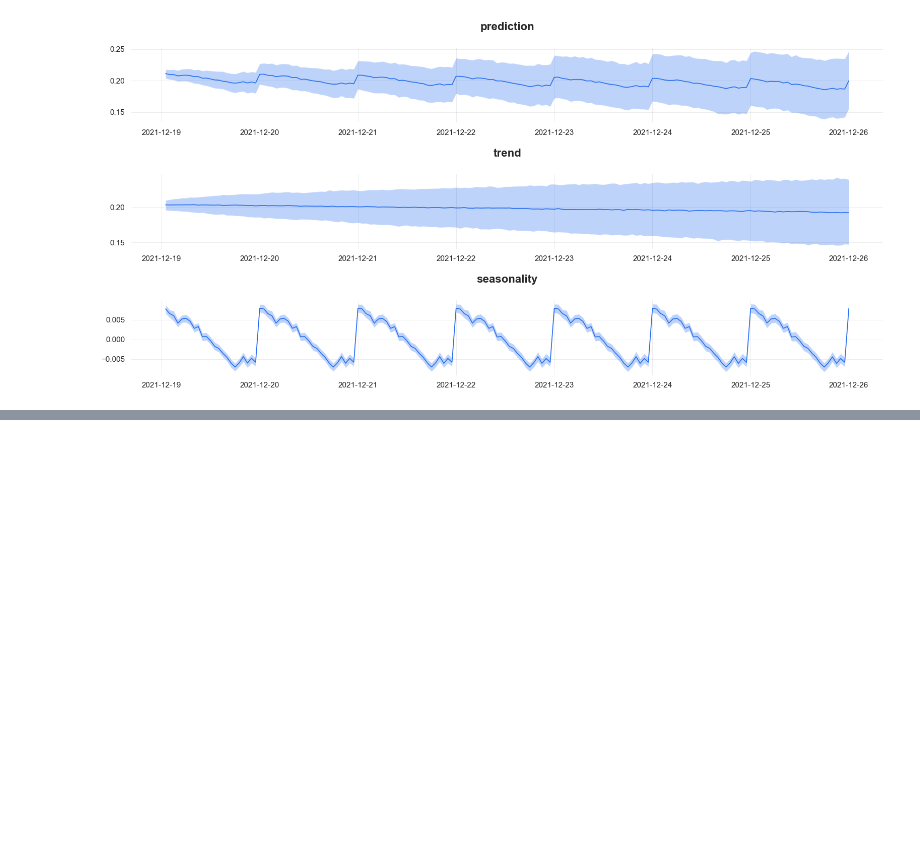
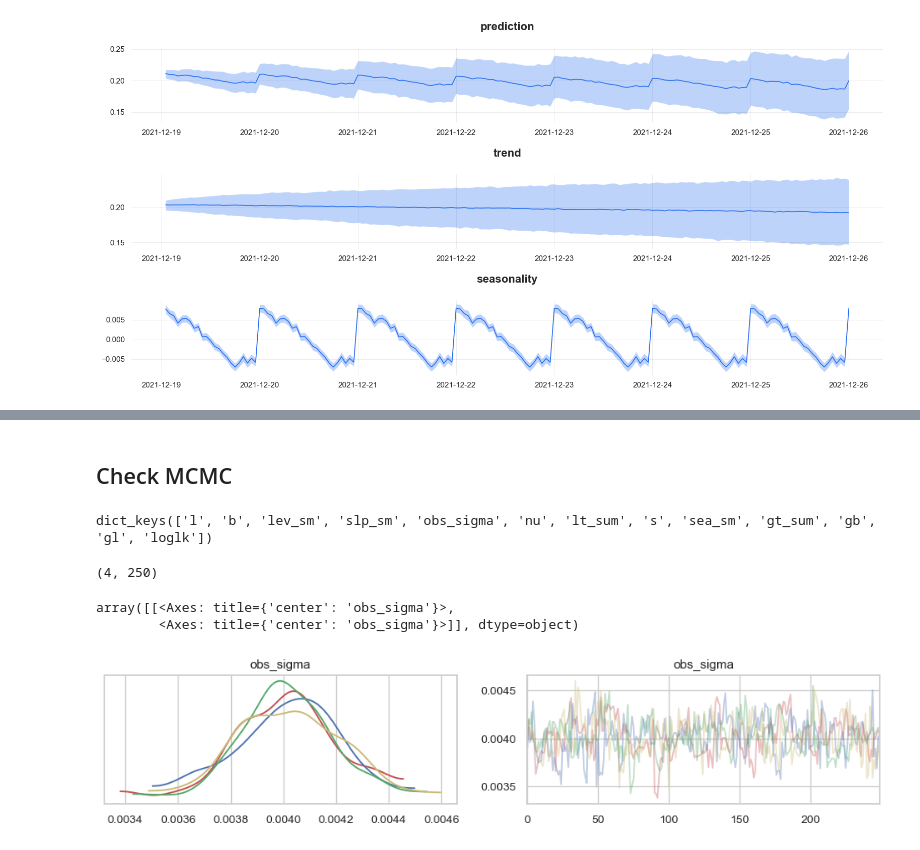
Before and after one commit to YanaOrf/SaaS_Key_Metrics_AB_testing-, a Jupyter notebook: Metrics_prediction.ipynb, the cells around one changed output, grey strips where cells are left out. Cells and saved outputs as stored; diff of their text form; code cells hidden in the pictures; blank space fills up the shorter version.

```diff
--- a/Metrics_prediction.ipynb
+++ b/Metrics_prediction.ipynb
@@ -247,0 +363,18 @@ _ = plot_predicted_components(predicted_df, "hour_time", plot_components=['predi
+# %% [markdown]
+## Check MCMC
+# %%
+params = dlt_mcmc.get_posterior_samples(permute=False)
+# %%
+params.keys()
+# %% [output]
+dict_keys(['l', 'b', 'lev_sm', 'slp_sm', 'obs_sigma', 'nu', 'lt_sum', 's', 'sea_sm', 'gt_sum', 'gb', 'gl', 'loglk'])
+# %%
+params["obs_sigma"].shape
+# %% [output]
+(4, 250)
+# %%
+az.plot_trace(params, chain_prop={"color": ['r', 'b', 'g', 'y']}, var_names = "obs_sigma")
+# %% [output]
+array([[<Axes: title={'center': 'obs_sigma'}>,
+        <Axes: title={'center': 'obs_sigma'}>]], dtype=object)
+[figure, added]
```
Also changed, not shown: parts of 14 cells of this notebook.
